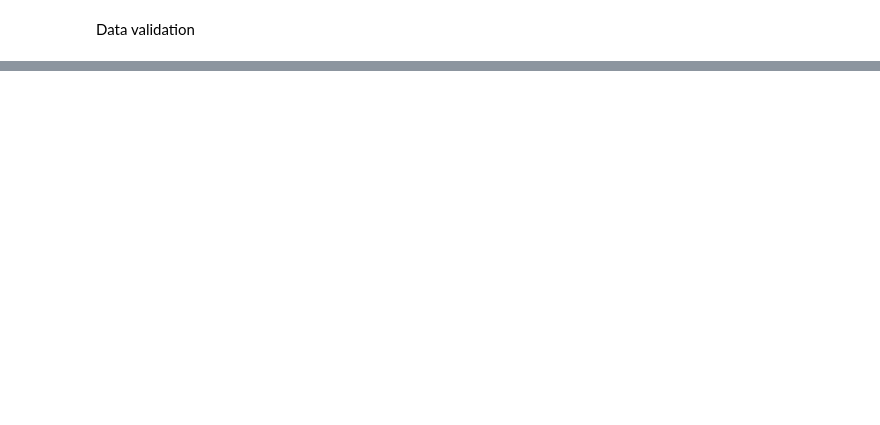
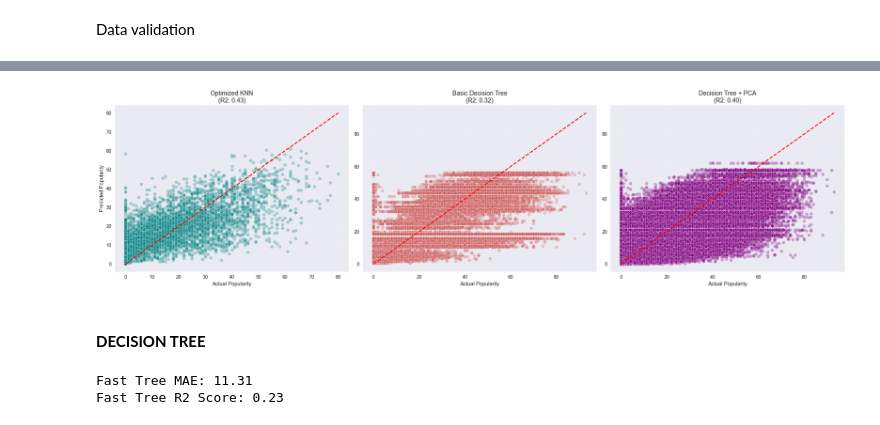
Before and after one commit to CMOancea/machine_learning_project, a Jupyter notebook: main.ipynb, the cells around one changed output, grey strips where cells are left out. Saved outputs shown, nothing was run; the diff lists cells and outputs as text; code cells hidden in the pictures; blank space fills up the shorter version.

```diff
--- a/main.ipynb
+++ b/main.ipynb
@@ -458,0 +703,65 @@ Length: 96, dtype: object
+# %%
+# Create a figure with 3 subplots side by side
+fig, axes = plt.subplots(1, 3, figsize=(22, 6))
+
+# 1. Best KNN Model (The baseline to beat)
+sns.scatterplot(x=y_test_sample, y=y_pred_final, alpha=0.3, color='teal', ax=axes[0])
+axes[0].plot([y_test_sample.min(), y_test_sample.max()],
+             [y_test_sample.min(), y_test_sample.max()], '--r', lw=2)
+axes[0].set_title('Optimized KNN\n(R2: 0.43)', fontsize=13)
+axes[0].set_xlabel('Actual Popularity')
+axes[0].set_ylabel('Predicted Popularity')
+axes[0].grid(True, linestyle=':', alpha=0.6)
+
+# 2. Basic Decision Tree (The one that struggled)
+# Using y_pred_tree from your previous run (R2: 0.29/0.32)
+sns.scatterplot(x=y_test, y=y_pred_tree, alpha=0.3, color='indianred', ax=axes[1])
+axes[1].plot([y_test.min(), y_test.max()],
+             [y_test.min(), y_test.max()], '--r', lw=2)
+axes[1].set_title('Basic Decision Tree\n(R2: 0.32)', fontsize=13)
+axes[1].set_xlabel('Actual Popularity')
+axes[1].set_ylabel('')
+axes[1].grid(True, linestyle=':', alpha=0.6)
+
+# 3. Decision Tree + PCA (The optimized version)
+sns.scatterplot(x=y_test, y=y_pred_pca, alpha=0.3, color='purple', ax=axes[2])
+axes[2].plot([y_test.min(), y_test.max()],
+             [y_test.min(), y_test.max()], '--r', lw=2)
+axes[2].set_title('Decision Tree + PCA\n(R2: 0.40)', fontsize=13)
+axes[2].set_xlabel('Actual Popularity')
+axes[2].set_ylabel('')
+axes[2].grid(True, linestyle=':', alpha=0.6)
+
+plt.tight_layout()
+plt.show()
+# %% [output]
+[figure, added]
+# %% [markdown]
+#### **DECISION TREE**
+# %%
+# --- Optimized Decision Tree for Large Datasets ---
+# 1. We sample 30% of the training data (still 300,000+ rows, plenty for training)
+# 2. We use 'max_features="sqrt"' to speed up the splitting process significantly.
+
+X_train_fast = X_train.sample(frac=0.3, random_state=42)
+y_train_fast = y_train.loc[X_train_fast.index]
+
+tree_model_fast = DecisionTreeRegressor(
+    max_depth=12,            # Slightly shallower to gain speed
+    min_samples_leaf=100,     # Higher threshold to generalize better
+    max_features='sqrt',     # ONLY looks at a subset of columns per split (CRUCIAL)
+    random_state=42
+)
+
+# Training (This should take seconds now)
+tree_model_fast.fit(X_train_fast, y_train_fast)
+
+# Predicting on the FULL test set
+y_pred_tree = tree_model_fast.predict(X_test)
+
+# Evaluation
+print(f"Fast Tree MAE: {mean_absolute_error(y_test, y_pred_tree):.2f}")
+print(f"Fast Tree R2 Score: {r2_score(y_test, y_pred_tree):.2f}")
+# %% [output]
+Fast Tree MAE: 11.31
+Fast Tree R2 Score: 0.23
```
Also changed, not shown: parts of 22 cells of this notebook.
